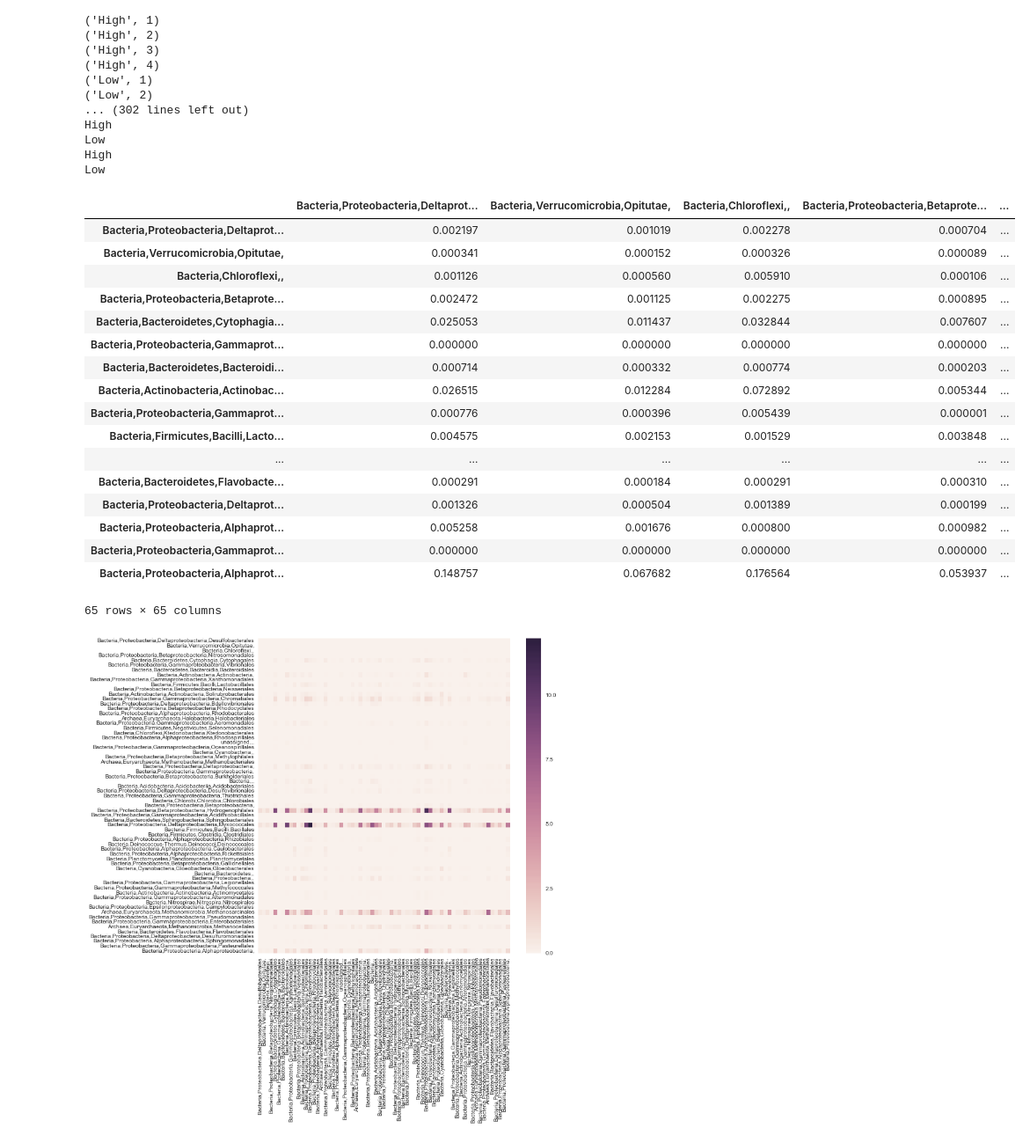
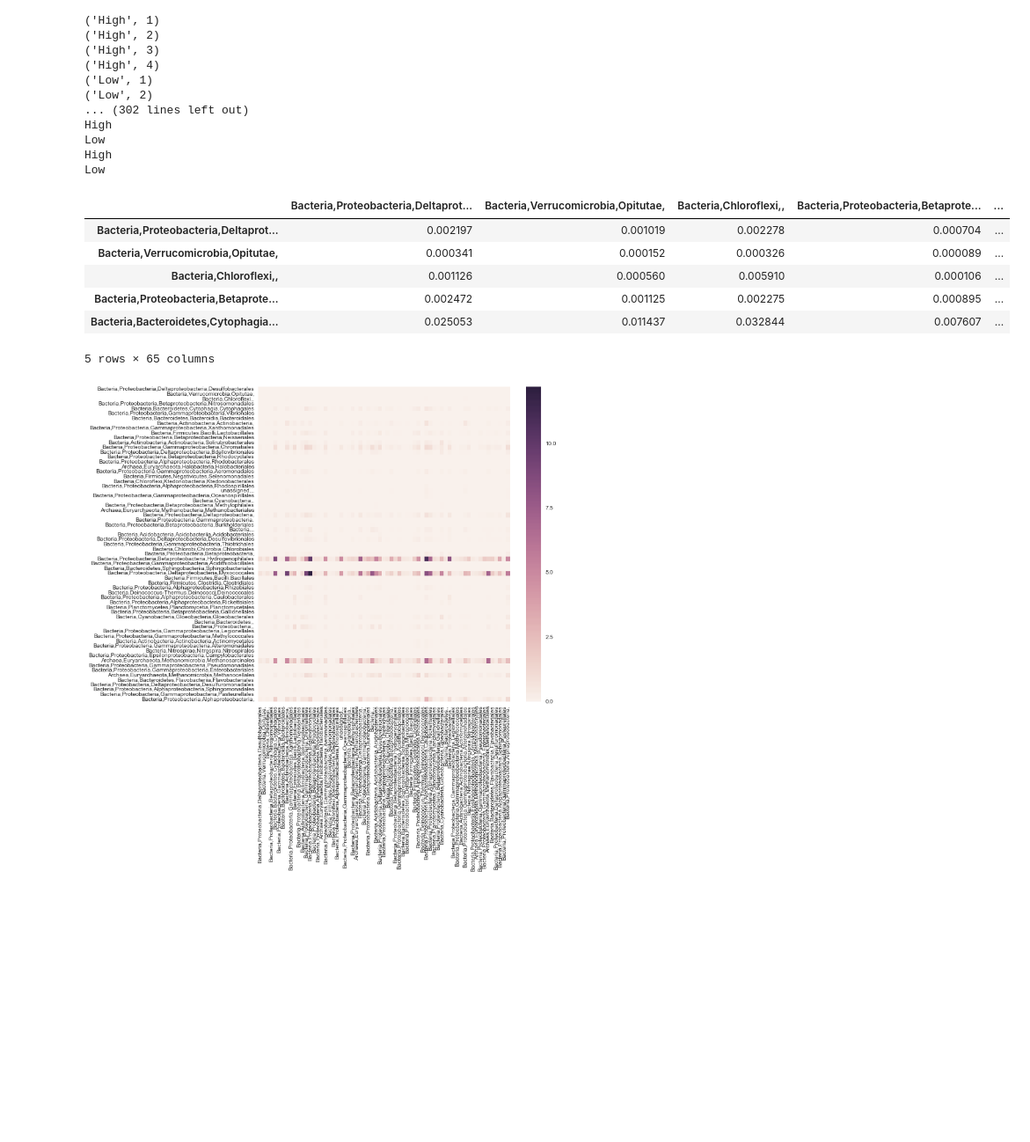
Before and after one commit to JanetMatsen/bacteriopop, a Jupyter notebook: Demo.ipynb, the cells around one changed output. Shown at 88% size. Saved outputs shown, nothing was run; the diff lists cells and outputs as text; code cells hidden in the pictures; blank space fills up the shorter version.

```diff
--- a/Demo.ipynb
+++ b/Demo.ipynb
@@ -294,26 +294,15 @@ Low
 High
 Low
 # %%
-std_mappings['High']
+std_mappings['High'].head()
 # %% [output]
 |  | Bacteria,Proteobacteria,Deltaprot... | Bacteria,Verrucomicrobia,Opitutae, | Bacteria,Chloroflexi,, | Bacteria,Proteobacteria,Betaprote... | ... |
 | Bacteria,Proteobacteria,Deltaprot... | 0.002197 | 0.001019 | 0.002278 | 0.000704 | ... |
 | Bacteria,Verrucomicrobia,Opitutae, | 0.000341 | 0.000152 | 0.000326 | 0.000089 | ... |
 | Bacteria,Chloroflexi,, | 0.001126 | 0.000560 | 0.005910 | 0.000106 | ... |
 | Bacteria,Proteobacteria,Betaprote... | 0.002472 | 0.001125 | 0.002275 | 0.000895 | ... |
 | Bacteria,Bacteroidetes,Cytophagia... | 0.025053 | 0.011437 | 0.032844 | 0.007607 | ... |
-| Bacteria,Proteobacteria,Gammaprot... | 0.000000 | 0.000000 | 0.000000 | 0.000000 | ... |
-| Bacteria,Bacteroidetes,Bacteroidi... | 0.000714 | 0.000332 | 0.000774 | 0.000203 | ... |
-| Bacteria,Actinobacteria,Actinobac... | 0.026515 | 0.012284 | 0.072892 | 0.005344 | ... |
-| Bacteria,Proteobacteria,Gammaprot... | 0.000776 | 0.000396 | 0.005439 | 0.000001 | ... |
-| Bacteria,Firmicutes,Bacilli,Lacto... | 0.004575 | 0.002153 | 0.001529 | 0.003848 | ... |
-| ... | ... | ... | ... | ... | ... |
-| Bacteria,Bacteroidetes,Flavobacte... | 0.000291 | 0.000184 | 0.000291 | 0.000310 | ... |
-| Bacteria,Proteobacteria,Deltaprot... | 0.001326 | 0.000504 | 0.001389 | 0.000199 | ... |
-| Bacteria,Proteobacteria,Alphaprot... | 0.005258 | 0.001676 | 0.000800 | 0.000982 | ... |
-| Bacteria,Proteobacteria,Gammaprot... | 0.000000 | 0.000000 | 0.000000 | 0.000000 | ... |
-| Bacteria,Proteobacteria,Alphaprot... | 0.148757 | 0.067682 | 0.176564 | 0.053937 | ... |
-65 rows × 65 columns
+5 rows × 65 columns
 # %%
 hmp = sns.heatmap(std_mappings['High'])
 hmp.figure.set_figwidth(10)
```
Also changed, not shown: parts of 5 cells of this notebook, 1 other file.
